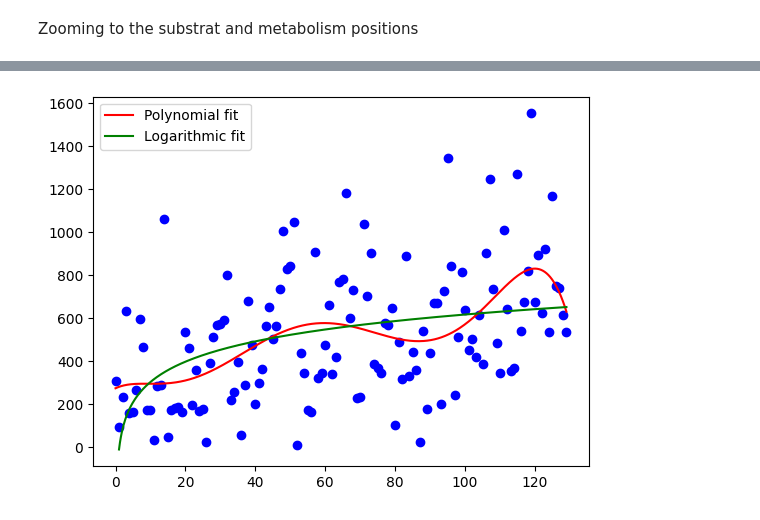
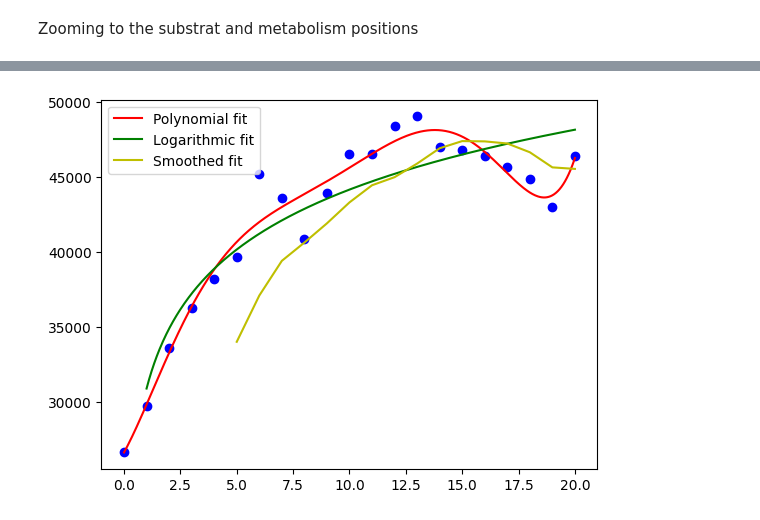
Before and after one commit to RATFIVE/MoinCC-AI4metabolomics, a Jupyter notebook: 03_DeepLearning/improved_peak_finder.ipynb, the cells around one changed output, grey strips where cells are left out. Saved outputs shown, nothing was run; the diff lists cells and outputs as text; code cells hidden in the pictures.

```diff
--- a/03_DeepLearning/improved_peak_finder.ipynb
+++ b/03_DeepLearning/improved_peak_finder.ipynb
@@ -27,7 +27,7 @@ loaddata = LoadData()
 peakfinder = PeakFinder()
 # %%
 
-file = str(Path('FA_20231109_2H_yeast_Glucose-d2_5.ser.csv'))
+file = str(Path('FA_20240517_2H_yeast_Nicotinamide-d4 _9.csv'))
 substrates = loaddata.get_substrate_list(file)
 metabolites = loaddata.get_metabolite_list(file)
 df_list = loaddata.load_data(file)
@@ -121,46 +120,76 @@ animate_plot(df)
 # %%
-peak_df = get_peak_list(df, substrat=substrates[1], range=0.1).dropna()
+def outlier_detection(x, y, threshold=2):
+    Q1 = np.percentile(y, 25)
+    Q3 = np.percentile(y, 75)
+    IQR = Q3 - Q1
+    lower_bound = Q1 - threshold * IQR
+    upper_bound = Q3 + threshold * IQR
+    mask = (y >= lower_bound) & (y <= upper_bound)
+    return x[mask], y[mask]
+
+
+# Polynomial Regression
+def polynomial_regression(x, y, degree=16):
+    coefficients = np.polyfit(x, y, degree)
+    polynomial = np.poly1d(coefficients)
+    x_new = np.linspace(x.min(), x.max(), 500)
+    y_regression = polynomial(x_new)
+
+
+
+
+    return x_new, y_regression
+
+# Logarithmic Regression
+def logarithmic_regression(x, y):
+    # Filter out non-positive x values
+    valid_indices = x > 0  # Only keep positive x values for the log transformation
+    x = x[valid_indices]
+    y = y[valid_indices]
+    x_new = np.linspace(x.min(), x.max(), 500)
+    # Apply logarithmic transformation to x for the logarithmic regression
+    log_x = np.log(x)
+    # Fit a linear model to log(x) vs y
+    coefficients = np.polyfit(log_x, y, 1)  # Degree 1 for a linear fit in log space
+    logarithmic_fit = np.poly1d(coefficients)
+    y_log = logarithmic_fit(np.log(x_new))
+
+
+
+    return x_new, y_log
+
+def window_smooth(x, y, window_size=6):
+
+    # rolling window
+    y_smooth = y.rolling(window_size).mean()
+    x_new = x
+
+    return x_new, y_smooth
+
+
+
+
+
 for metabolite in range(len(metabolites)):
-    metabolite_peak =get_peak_list(df, substrat=metabolites[metabolite], range=0.1).dropna()
+    metabolite_peak =get_peak_list(df, substrat=metabolites[metabolite], range=0.05).dropna()
     print(f'metabolites: {metabolites[metabolite]}')
-
-    # Polynomial Regression
-    def polynomial_regression(x, y, degree=3):
-        coefficients = np.polyfit(x, y, degree)
-        polynomial = np.poly1d(coefficients)
-        x_new = np.linspace(x.min(), x.max(), 500)
-        y_regression = polynomial(x_new)
-        return x_new, y_regression
-
-    # Logarithmic Regression
-    def logarithmic_regression(x, y):
-        # Filter out non-positive x values
-        valid_indices = x > 0  # Only keep positive x values for the log transformation
-        x = x[valid_indices]
-        y = y[valid_indices]
-        x_new = np.linspace(x.min(), x.max(), 500)
-        # Apply logarithmic transformation to x for the logarithmic regression
-        log_x = np.log(x)
-        # Fit a linear model to log(x) vs y
-        coefficients = np.polyfit(log_x, y, 1)  # Degree 1 for a linear fit in log space
-        logarithmic_fit = np.poly1d(coefficients)
-        y_log = logarithmic_fit(np.log(x_new))
-        return x_new, y_log
 
     # Define the data points
     x = metabolite_peak.index
     y = metabolite_peak['y']
 
+    # Remove outliers
+    #x, y = outlier_detection(x, y)
+
     x_poly, y_poly = polynomial_regression(x, y, degree=6)
     x_log, y_log = logarithmic_regression(x, y)
-
-
-
+    x_smooth, y_smooth = window_smooth(x, y)
 
     # Plot the original data points and the regression line
     plt.plot(x, y, 'bo')           # Original data points
     plt.plot(x_poly, y_poly, 'r-', label=f'Polynomial fit')  # Regression line
     plt.plot(x_log, y_log, 'g-', label='Logarithmic fit')  # Regression line in original space
+    plt.plot(x_smooth, y_smooth, 'y-', label='Smoothed fit')  # Regression line in original space
     plt.legend()
     plt.show()
 # %% [output]
@@ -170 +199 @@ metabolites: 2.0
-[figure, old version]
+[figure, new version]
```
Also changed, not shown: parts of 8 cells of this notebook.
